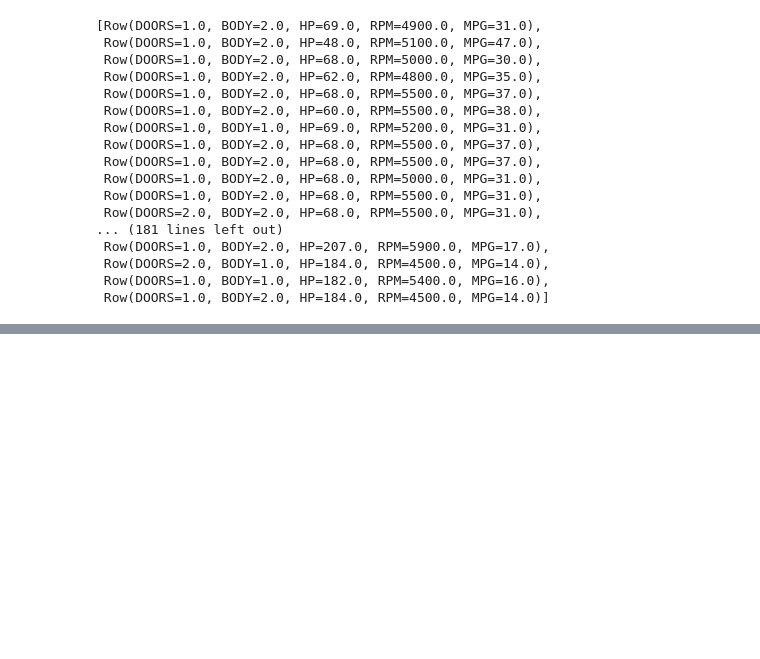
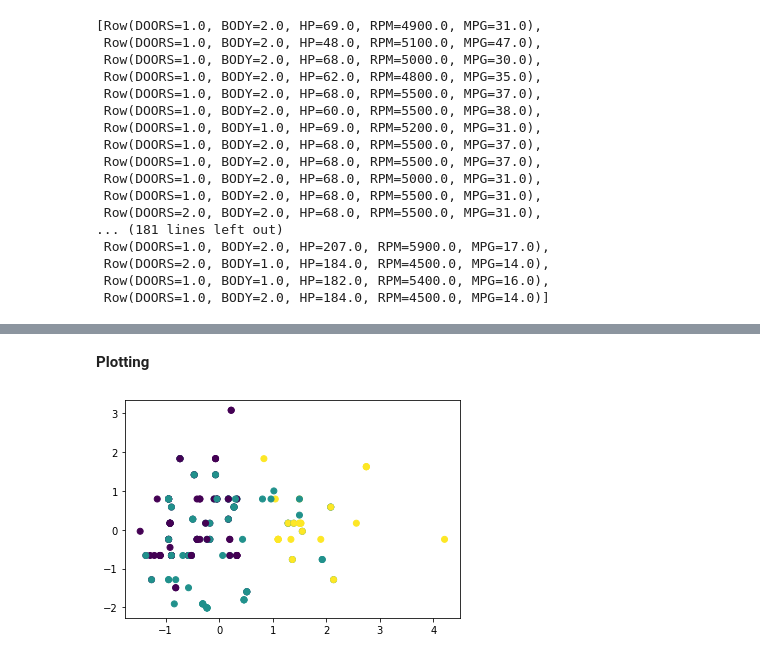
Before and after one commit to cfascina/rtaps, a Jupyter notebook: modules/06-apache-spark-sql/02-applying-machine-learning.ipynb, the cells around one changed output, grey strips where cells are left out. Cells and saved outputs as stored; diff of their text form; code cells hidden in the pictures; blank space fills up the shorter version.

```diff
--- a/modules/06-apache-spark-sql/02-applying-machine-learning.ipynb
+++ b/modules/06-apache-spark-sql/02-applying-machine-learning.ipynb
@@ -73,0 +229,16 @@ carsMap.collect()
+# %% [markdown]
+**Plotting**
+# %%
+def unstripData(data):
+    return(data['prediction'], data['features'][0], data['features'][1], data['features'][2], data['features'][3])
+# %%
+unstripedData = predictions.rdd.map(unstripData)
+# %%
+predictionList = unstripedData.collect()
+# %%
+dfPredictions = pd.DataFrame(predictionList)
+# %%
+plt.cla()
+plt.scatter(dfPredictions[3], dfPredictions[4], c = dfPredictions[0]);
+# %% [output]
+[figure, added]
```
Also changed, not shown: parts of 28 cells of this notebook.
